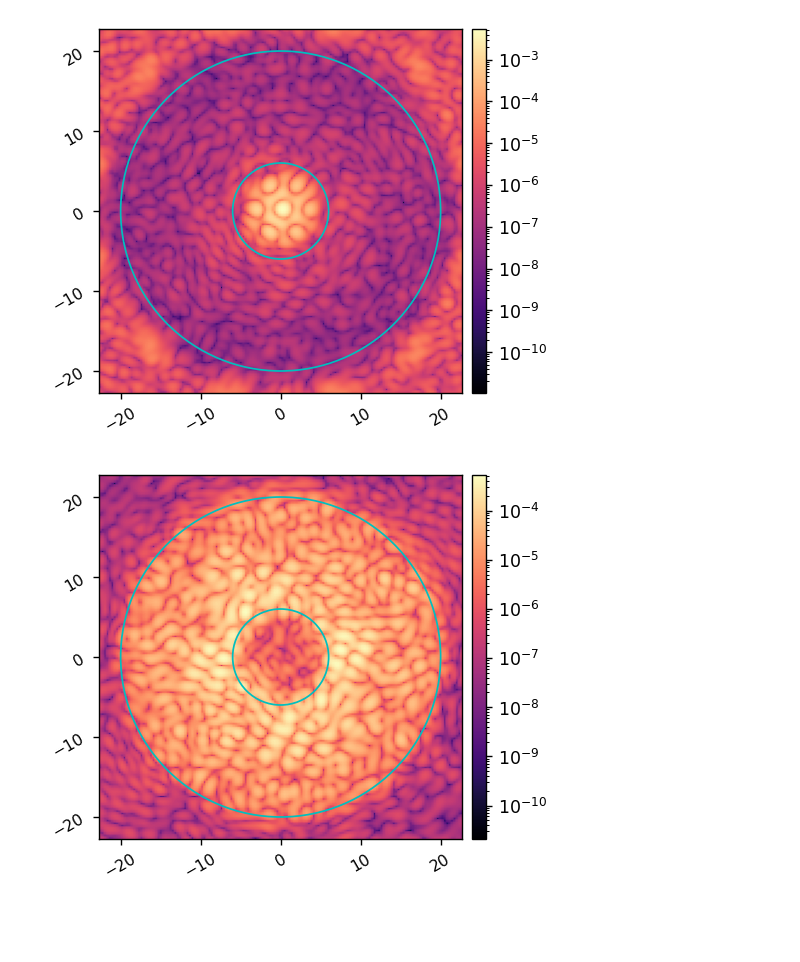
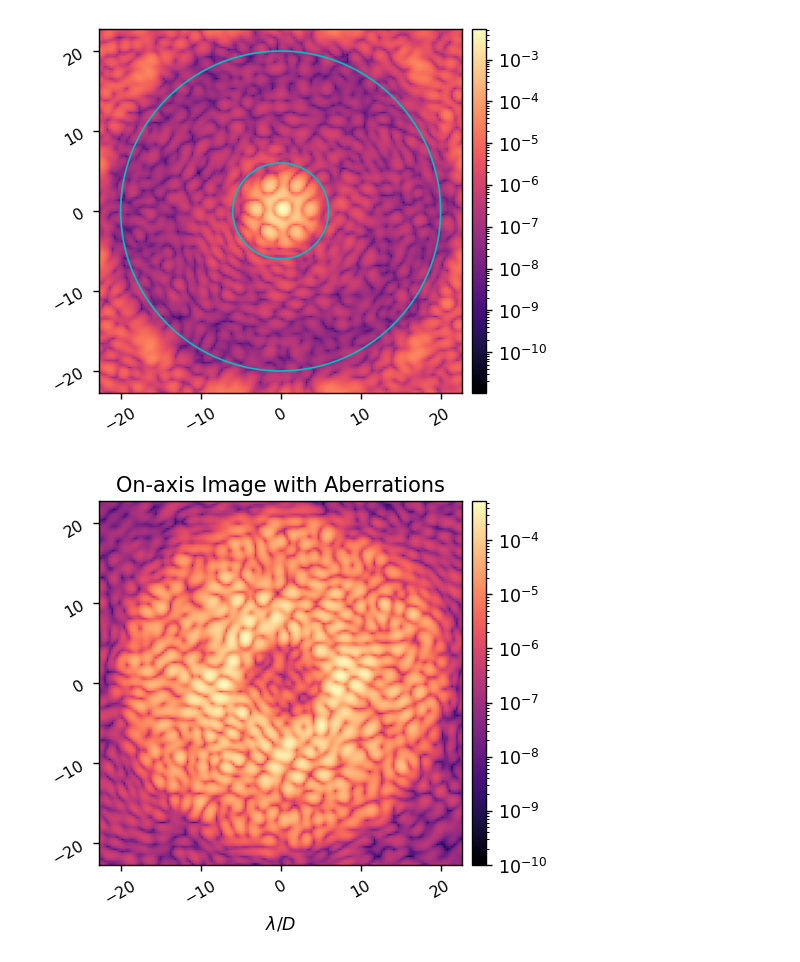
Before and after one commit to kian1377/cgi_phasec_poppy, a Jupyter notebook: example-notebooks/poppy_spc_wide_825_tests.ipynb, the cells around one changed output. Saved outputs shown, nothing was run; the diff lists cells and outputs as text; code cells hidden in the pictures; blank space fills up the shorter version.

```diff
--- a/example-notebooks/poppy_spc_wide_825_tests.ipynb
+++ b/example-notebooks/poppy_spc_wide_825_tests.ipynb
@@ -52,33 +68,33 @@ imshow1(image, lognorm=True, pxscl=mode.psf_pixelscale_lamD, patches=patches)
 # %%
 reload(cgi_phasec_poppy.cgi)
 mode = cgi_phasec_poppy.cgi.CGI(cgi_mode='spc-wide',
                npsf=150,
                use_pupil_defocus=True,
                use_opds=True,
             #    source_flux=3.840e+08*u.ph/(u.s * u.m**2),
                )
 
 # mode.set_dm1(dm1_best)
 # mode.set_dm2(dm2_best)
 
 mode.use_fpm = False
 ref_unocc_im = mode.snap()
 
 patches = [Circle((0, 0), iwa, color='c', fill=False), Circle((0, 0), owa, color='c', fill=False)]
 imshow1(ref_unocc_im, lognorm=True, pxscl=mode.psf_pixelscale_lamD, patches=patches)
 
 mode.Imax_ref = ref_unocc_im.max()
 mode.use_fpm = True
 
 image = mode.snap()
 
 patches = [Circle((0, 0), iwa, color='c', fill=False), Circle((0, 0), owa, color='c', fill=False)]
-imshow1(image, lognorm=True, pxscl=mode.psf_pixelscale_lamD, patches=patches)
-
+imshow1(image, 'On-axis Image with Aberrations', lognorm=True, vmin=1e-10,
+        pxscl=mode.psf_pixelscale_lamD, xlabel='$\lambda/D$')
 # if poppy.accel_math._USE_CUPY:
 #     misc.save_fits(data_dir/'spc-wide_psf_gpu.fits', psf, header={'PIXELSCL':mode.psf_pixelscale_lamD})
 # else:
 #     misc.save_fits(data_dir/'spc-wide_psf_cpu.fits', psf, header={'PIXELSCL':mode.psf_pixelscale_lamD})
 # %% [output]
 [figure]
-[figure, old version]
+[figure, new version]
```
Also changed, not shown: parts of 8 cells of this notebook, 6 other files.
